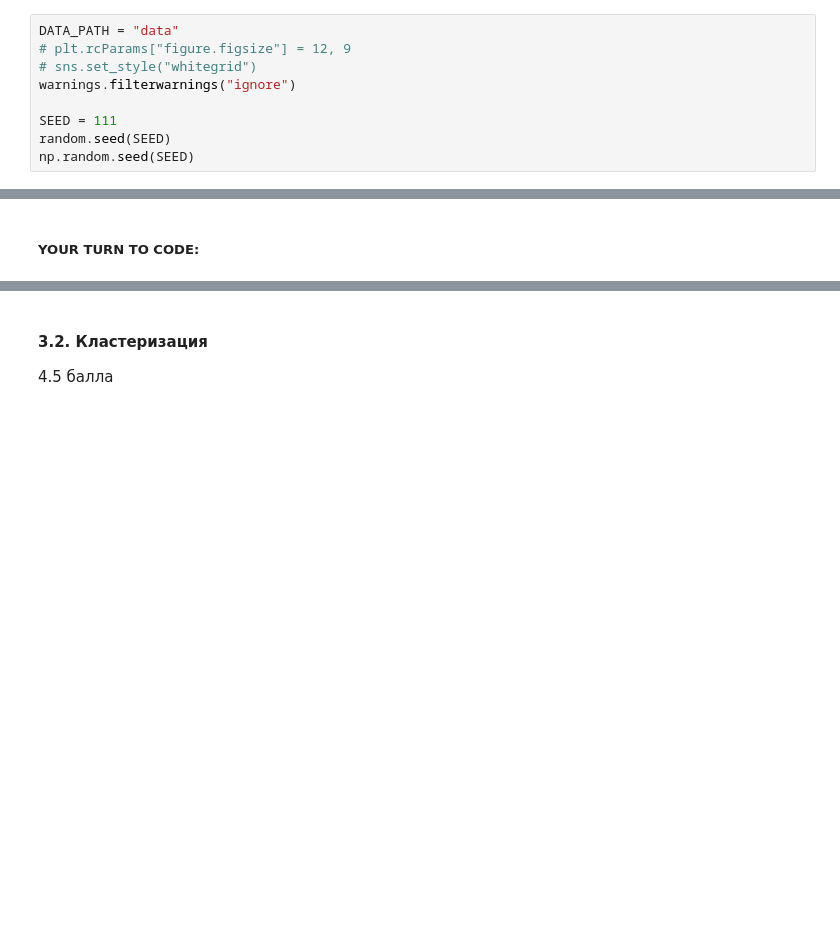
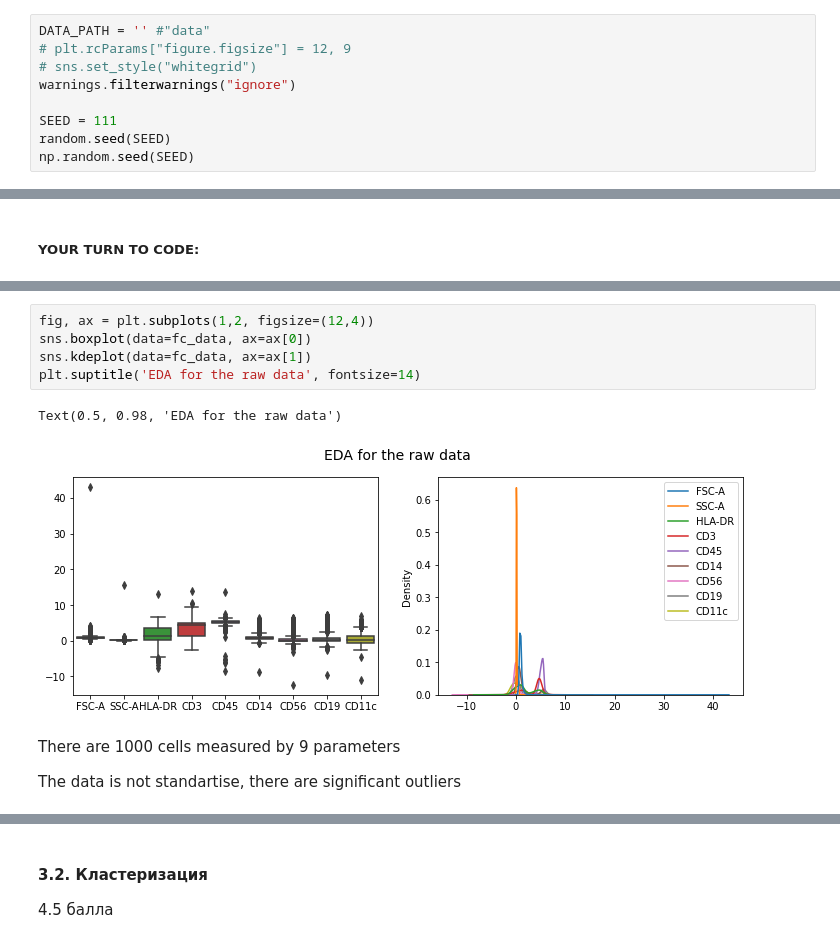
Before and after one commit to GusevaPolina/BI_ML_2023, a Jupyter notebook: homework_3_clustering/code/Cluster_tSNE.ipynb, the cells around one changed output, grey strips where cells are left out. Saved outputs shown, nothing was run; the diff lists cells and outputs as text; blank space fills up the shorter version.

```diff
--- a/homework_3_clustering/code/Cluster_tSNE.ipynb
+++ b/homework_3_clustering/code/Cluster_tSNE.ipynb
@@ -17,7 +17,7 @@ from sklearn.cluster import KMeans, AgglomerativeClustering
 
 from scipy.spatial.distance import cosine
 # %%
-DATA_PATH = "data"
+DATA_PATH = '' #"data"
 # plt.rcParams["figure.figsize"] = 12, 9
 # sns.set_style("whitegrid")
 warnings.filterwarnings("ignore")
@@ -312,0 +362,12 @@ fc_data = pd.read_csv(join(DATA_PATH, "flow_c_data.csv"), index_col=0)
+# %%
+fig, ax = plt.subplots(1,2, figsize=(12,4))
+sns.boxplot(data=fc_data, ax=ax[0])
+sns.kdeplot(data=fc_data, ax=ax[1])
+plt.suptitle('EDA for the raw data', fontsize=14)
+# %% [output]
+Text(0.5, 0.98, 'EDA for the raw data')
+[figure, added]
+# %% [markdown]
+There are 1000 cells measured by 9 parameters
+
+The data is not standartise, there are significant outliers
```
Also changed, not shown: parts of 28 cells of this notebook.
